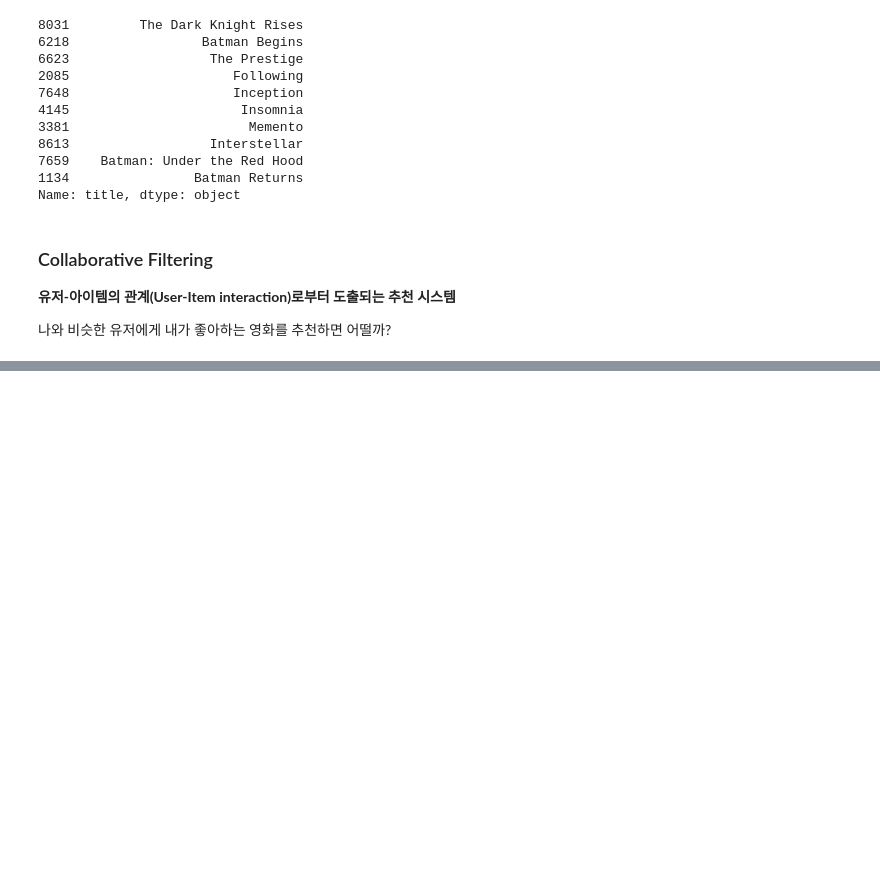
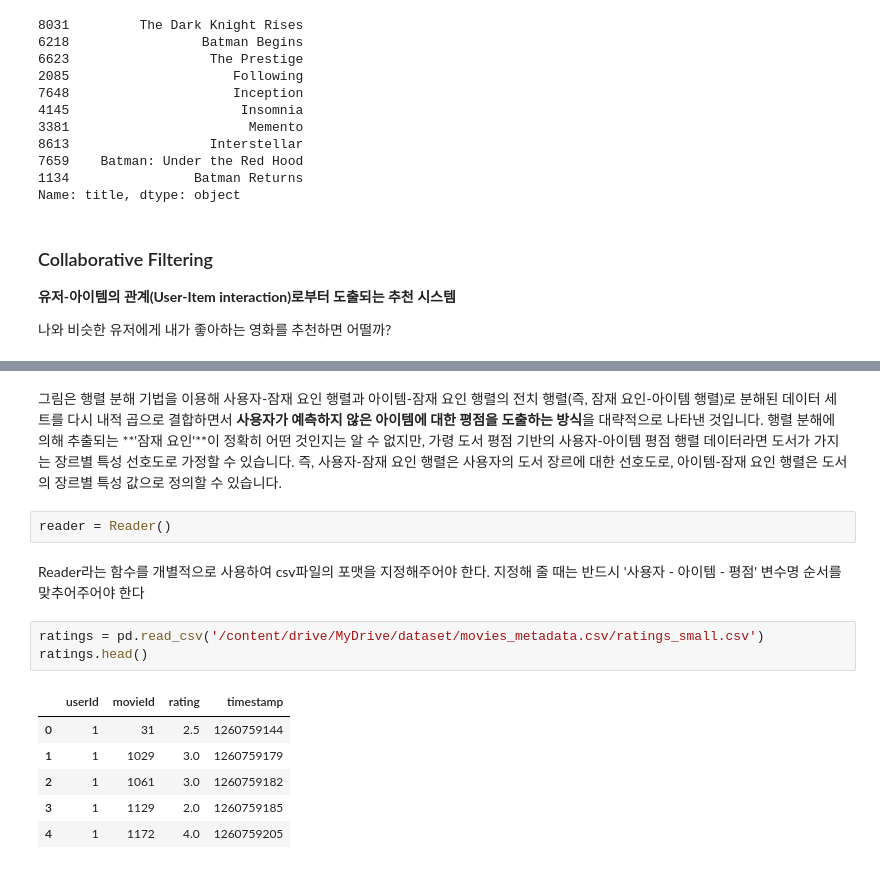
Before and after one commit to suzzini/DS_Project, a Jupyter notebook: 추천시스템리뷰(2)_영화.ipynb, the cells around one changed output, grey strips where cells are left out. Cells and saved outputs as stored; diff of their text form; blank space fills up the shorter version.

```diff
--- a/추천시스템리뷰(2)_영화.ipynb
+++ b/추천시스템리뷰(2)_영화.ipynb
@@ -716,0 +721,18 @@ to minimise RMSE (Root Mean Square Error)
+# %% [markdown]
+ 그림은 행렬 분해 기법을 이용해 사용자-잠재 요인 행렬과 아이템-잠재 요인 행렬의 전치 행렬(즉, 잠재 요인-아이템 행렬)로 분해된 데이터 세트를 다시 내적 곱으로 결합하면서 **사용자가 예측하지 않은 아이템에 대한 평점을 도출하는 방식**을 대략적으로 나타낸 것입니다.
+   행렬 분해에 의해 추출되는 **'잠재 요인'**이 정확히 어떤 것인지는 알 수 없지만, 가령 도서 평점 기반의 사용자-아이템 평점 행렬 데이터라면 도서가 가지는 장르별 특성 선호도로 가정할 수 있습니다.
+   즉, 사용자-잠재 요인 행렬은 사용자의 도서 장르에 대한 선호도로, 아이템-잠재 요인 행렬은 도서의 장르별 특성 값으로 정의할 수 있습니다.
+# %%
+reader = Reader()
+# %% [markdown]
+Reader라는 함수를 개별적으로 사용하여 csv파일의 포맷을 지정해주어야 한다. 지정해 줄 때는 반드시 '사용자 - 아이템 - 평점' 변수명 순서를 맞추어주어야 한다
+# %%
+ratings = pd.read_csv('/content/drive/MyDrive/dataset/movies_metadata.csv/ratings_small.csv')
+ratings.head()
+# %% [output]
+|  | userId | movieId | rating | timestamp |
+| 0 | 1 | 31 | 2.5 | 1260759144 |
+| 1 | 1 | 1029 | 3.0 | 1260759179 |
+| 2 | 1 | 1061 | 3.0 | 1260759182 |
+| 3 | 1 | 1129 | 2.0 | 1260759185 |
+| 4 | 1 | 1172 | 4.0 | 1260759205 |
```
Also changed, not shown: parts of 19 cells of this notebook.
